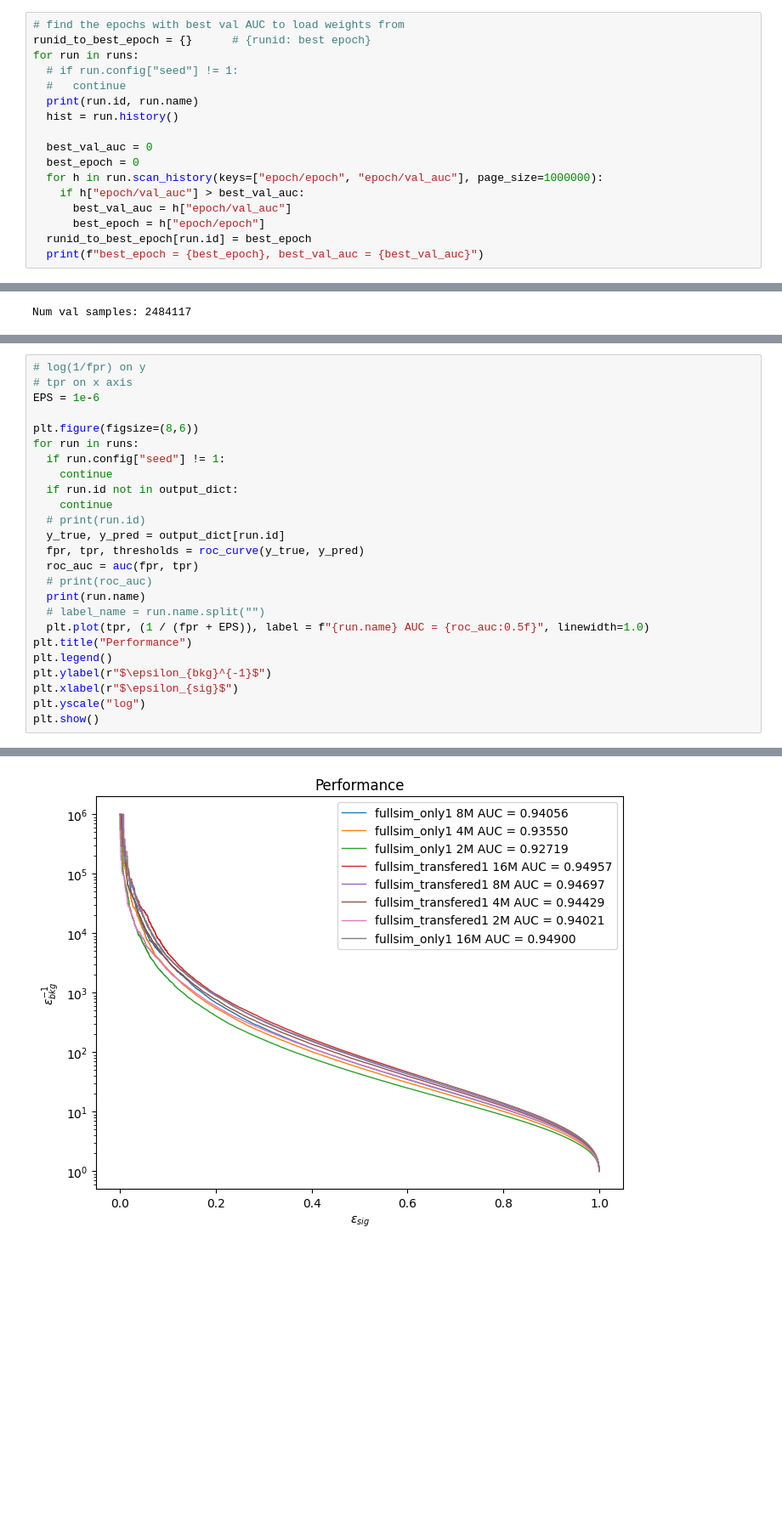
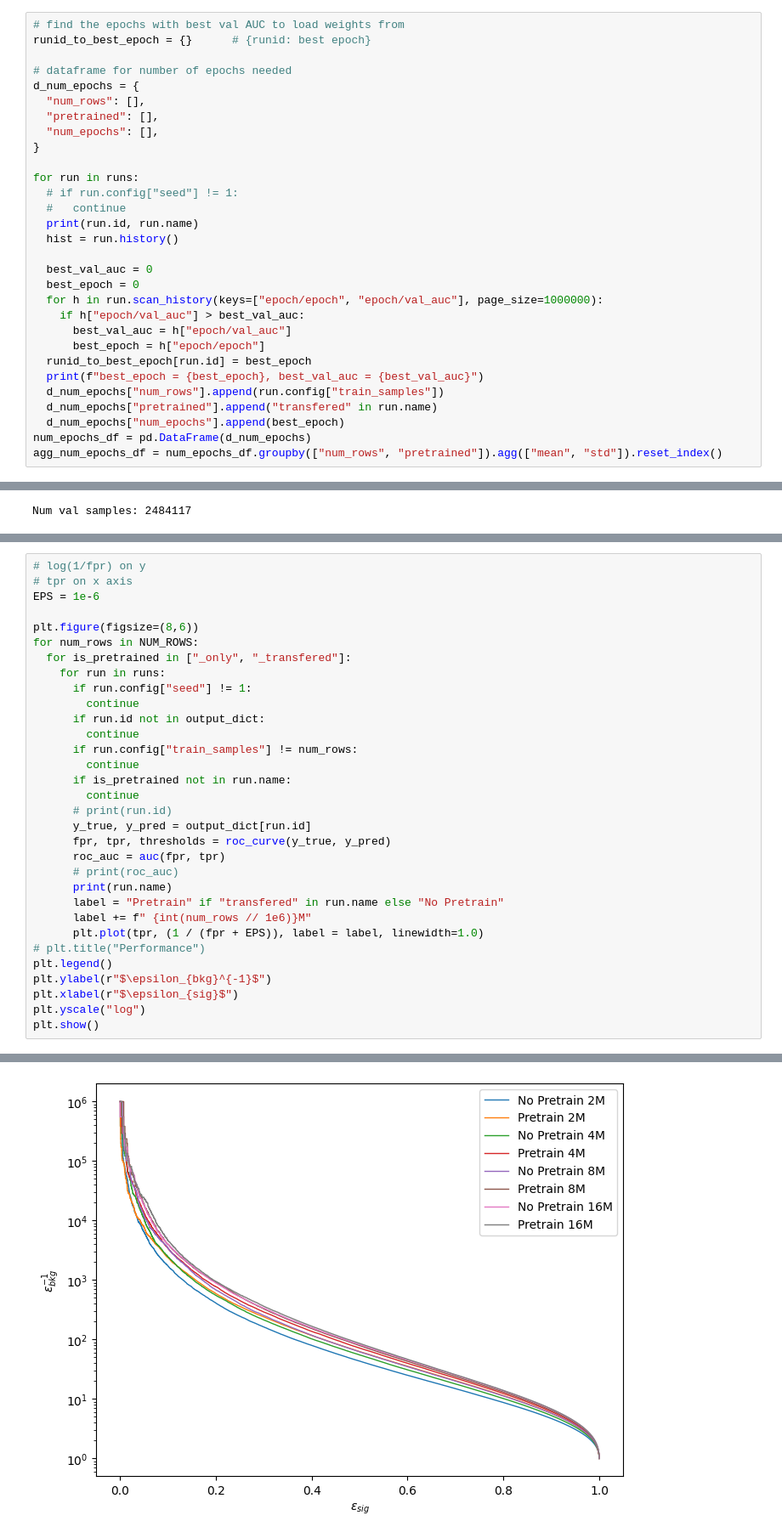
Before and after one commit to evilpegasus/transfer-learning, a Jupyter notebook: plots.ipynb, the cells around one changed output, grey strips where cells are left out. Shown at 85% size. Drawn from its saved outputs; the diff is of its cells as text; blank space fills up the shorter version.

```diff
--- a/plots.ipynb
+++ b/plots.ipynb
@@ -21,6 +21,14 @@ runs = api.runs("mingfong/fullsim")
 # %%
 # find the epochs with best val AUC to load weights from
 runid_to_best_epoch = {}      # {runid: best epoch}
+
+# dataframe for number of epochs needed
+d_num_epochs = {
+  "num_rows": [],
+  "pretrained": [],
+  "num_epochs": [],
+}
+
 for run in runs:
   # if run.config["seed"] != 1:
   #   continue
@@ -35,6 +43,11 @@ for run in runs:
       best_epoch = h["epoch/epoch"]
   runid_to_best_epoch[run.id] = best_epoch
   print(f"best_epoch = {best_epoch}, best_val_auc = {best_val_auc}")
+  d_num_epochs["num_rows"].append(run.config["train_samples"])
+  d_num_epochs["pretrained"].append("transfered" in run.name)
+  d_num_epochs["num_epochs"].append(best_epoch)
+num_epochs_df = pd.DataFrame(d_num_epochs)
+agg_num_epochs_df = num_epochs_df.groupby(["num_rows", "pretrained"]).agg(["mean", "std"]).reset_index()
 # %% [output]
 wze56p0x fullsim_only5 8M
 best_epoch = 173, best_val_auc = 0.9432830776593978
@@ -377,20 +396,27 @@ roc_auc = 0.949004607703953
 EPS = 1e-6
 
 plt.figure(figsize=(8,6))
-for run in runs:
-  if run.config["seed"] != 1:
-    continue
-  if run.id not in output_dict:
-    continue
-  # print(run.id)
-  y_true, y_pred = output_dict[run.id]
-  fpr, tpr, thresholds = roc_curve(y_true, y_pred)
-  roc_auc = auc(fpr, tpr)
-  # print(roc_auc)
-  print(run.name)
-  # label_name = run.name.split("")
-  plt.plot(tpr, (1 / (fpr + EPS)), label = f"{run.name} AUC = {roc_auc:0.5f}", linewidth=1.0)
-plt.title("Performance")
+for num_rows in NUM_ROWS:
+  for is_pretrained in ["_only", "_transfered"]:
+    for run in runs:
+      if run.config["seed"] != 1:
+        continue
+      if run.id not in output_dict:
+        continue
+      if run.config["train_samples"] != num_rows:
+        continue
+      if is_pretrained not in run.name:
+        continue
+      # print(run.id)
+      y_true, y_pred = output_dict[run.id]
+      fpr, tpr, thresholds = roc_curve(y_true, y_pred)
+      roc_auc = auc(fpr, tpr)
+      # print(roc_auc)
+      print(run.name)
+      label = "Pretrain" if "transfered" in run.name else "No Pretrain"
+      label += f" {int(num_rows // 1e6)}M"
+      plt.plot(tpr, (1 / (fpr + EPS)), label = label, linewidth=1.0)
+# plt.title("Performance")
 plt.legend()
 plt.ylabel(r"$\epsilon_{bkg}^{-1}$")
 plt.xlabel(r"$\epsilon_{sig}$")
@@ -408 +434 @@ fullsim_only1 16M
-[figure, old version]
+[figure, new version]
```
Also changed, not shown: parts of 14 cells of this notebook, 1 other file.
